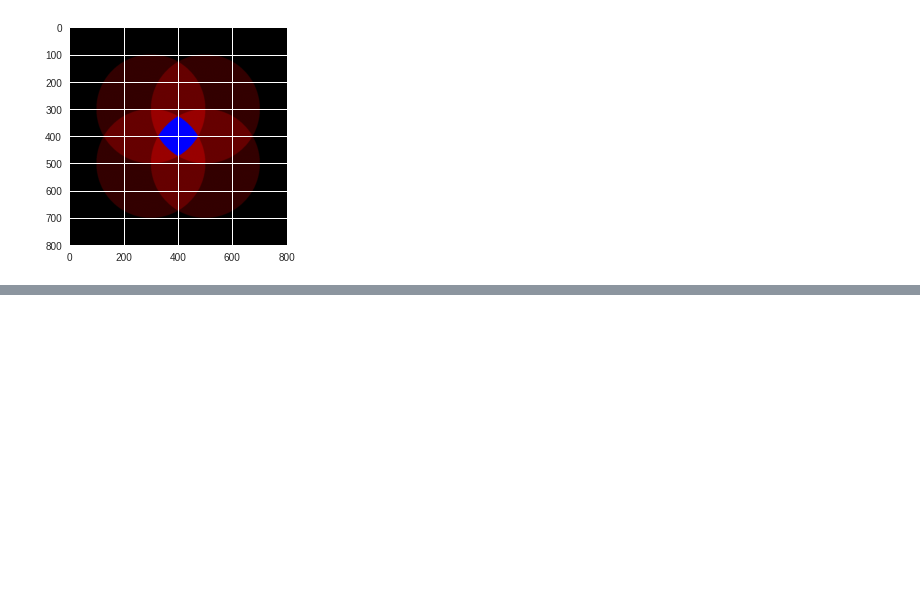
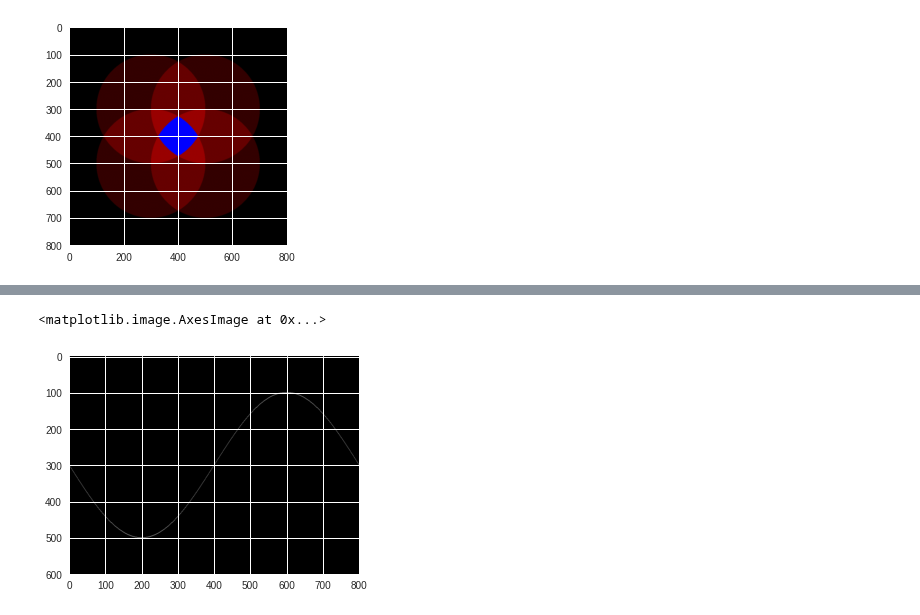
Before and after one commit to tjwei/NDHU_AM1130, a Jupyter notebook: 2018_Week07_Paint.ipynb, the cells around one changed output, grey strips where cells are left out. Saved outputs shown, nothing was run; the diff lists cells and outputs as text; code cells hidden in the pictures; blank space fills up the shorter version.

```diff
--- a/2018_Week07_Paint.ipynb
+++ b/2018_Week07_Paint.ipynb
@@ -155,0 +185,8 @@ plt.imshow(img, interpolation='bilinear')
+# %%
+img[...] = 0
+sine_wave = y == np.floor(300+200*np.sin(x/800*2*np.pi))
+img[sine_wave] = 1
+plt.imshow(img, interpolation="bilinear")
+# %% [output]
+<matplotlib.image.AxesImage at 0x...>
+[figure, added]
```
Also changed, not shown: parts of 3 cells of this notebook.
